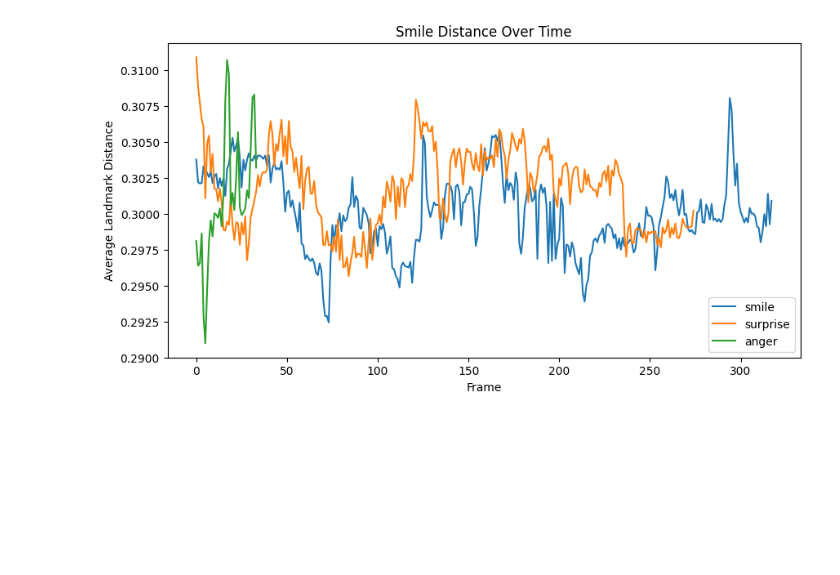
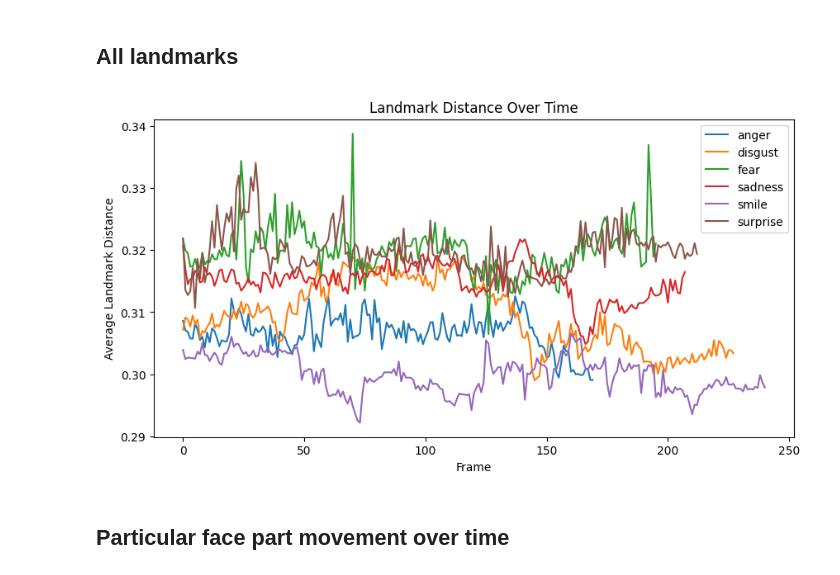
Before and after one commit to Newtoneiro/automatic-lie-detection, a Jupyter notebook: notebooks/sandboxes/face_points_movement/face_points_movement.ipynb, the cells around one changed output. Drawn from its saved outputs; the diff is of its cells as text; code cells hidden in the pictures; blank space fills up the shorter version.

Commit message:
add move landmark visualizations

```diff
--- a/notebooks/sandboxes/face_points_movement/face_points_movement.ipynb
+++ b/notebooks/sandboxes/face_points_movement/face_points_movement.ipynb
@@ -102,21 +93,40 @@ def get_average_landmarks_distance(video_path: str):
     return output
 # %%
 emotions_distance = {}
-# %%
-for emotion_video in os.listdir(EXPRESSIONS_PATH):
-    if emotion not in emotions_distance:
-        emotion_video = os.path.join(EXPRESSIONS_PATH, emotion_video)
-        emotions_distance[emotion] = get_average_landmarks_distance(emotion_video)
+# %% [markdown]
+## All landmarks
+# %%
+LANDMARK_INDEXES = [
+    76, 306,  # mouth corners
+    74, 73, 72, 11, 302, 303, 304, # upper lip
+    90, 180, 85, 16, 315, 404, 320, # lower lip
+    33, 161, 159, 157, 133, 154, 145, 163,  # left eye
+    70, 63, 105, 66, 107,  # left eyebrow
+    362, 384, 386, 388, 263, 390, 374, 381,  # right eye
+    300, 293, 334, 296, 336,  # right eyebrow
+    1, 5, 197, 168  # nose
+]
+
+REFERENCE_LANDMARK_INDEX = 0  # Middle of face
+
+for emotion_video in tqdm(os.listdir(EXPRESSIONS_PATH), desc="Processing videos"):
+    emotion = emotion_video.split('.')[0]
+
+    if emotion not in emotions_distance:
+        emotion_video = os.path.join(EXPRESSIONS_PATH, emotion_video)
+        emotions_distance[emotion] = get_average_landmarks_distance(emotion_video, LANDMARK_INDEXES, REFERENCE_LANDMARK_INDEX)
 # %%
 plt.figure(figsize=(10, 5))
 
 for emotion, distances in emotions_distance.items():
     plt.plot(distances, label=emotion)
 
 plt.xlabel('Frame')
 plt.ylabel('Average Landmark Distance')
-plt.title('Smile Distance Over Time')
+plt.title('Landmark Distance Over Time')
 plt.legend()
 plt.show()
 # %% [output]
-[figure, old version]
+[figure, new version]
+# %% [markdown]
+## Particular face part movement over time
```
Also changed, not shown: parts of 10 cells of this notebook.
